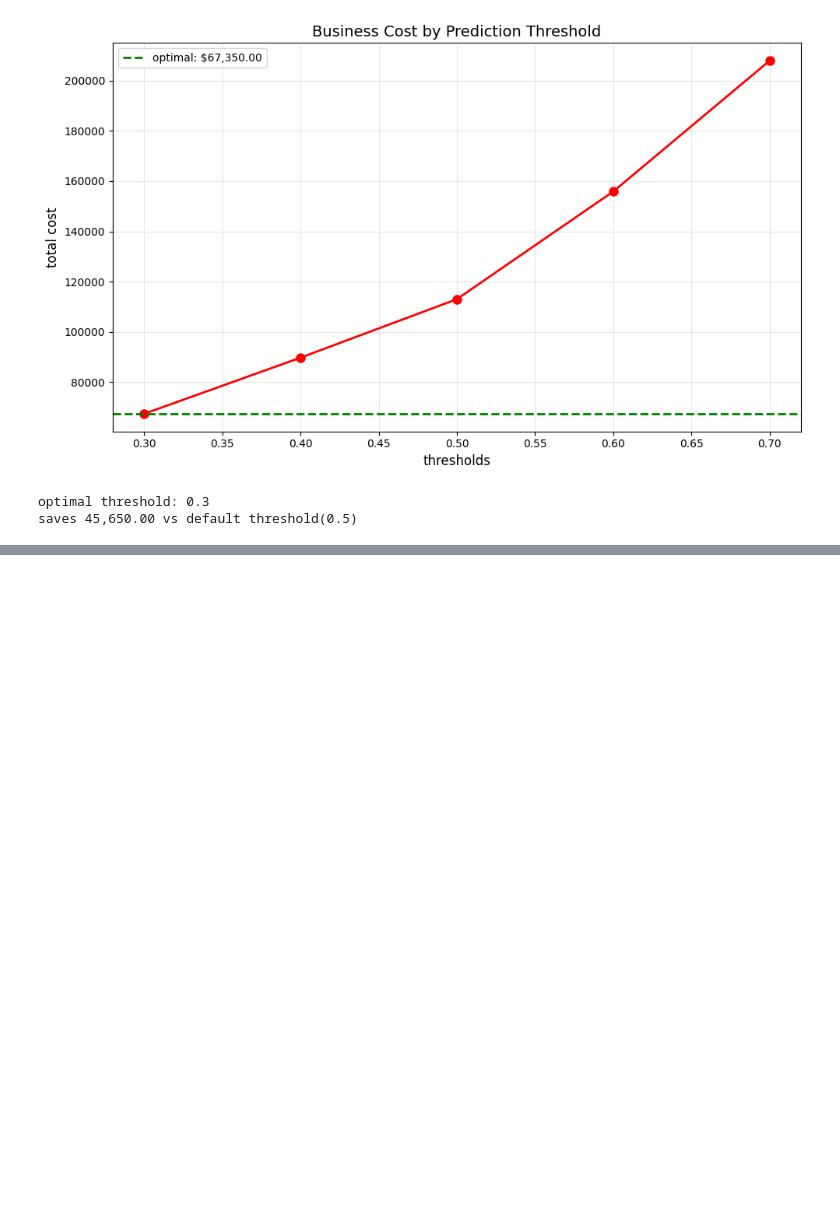
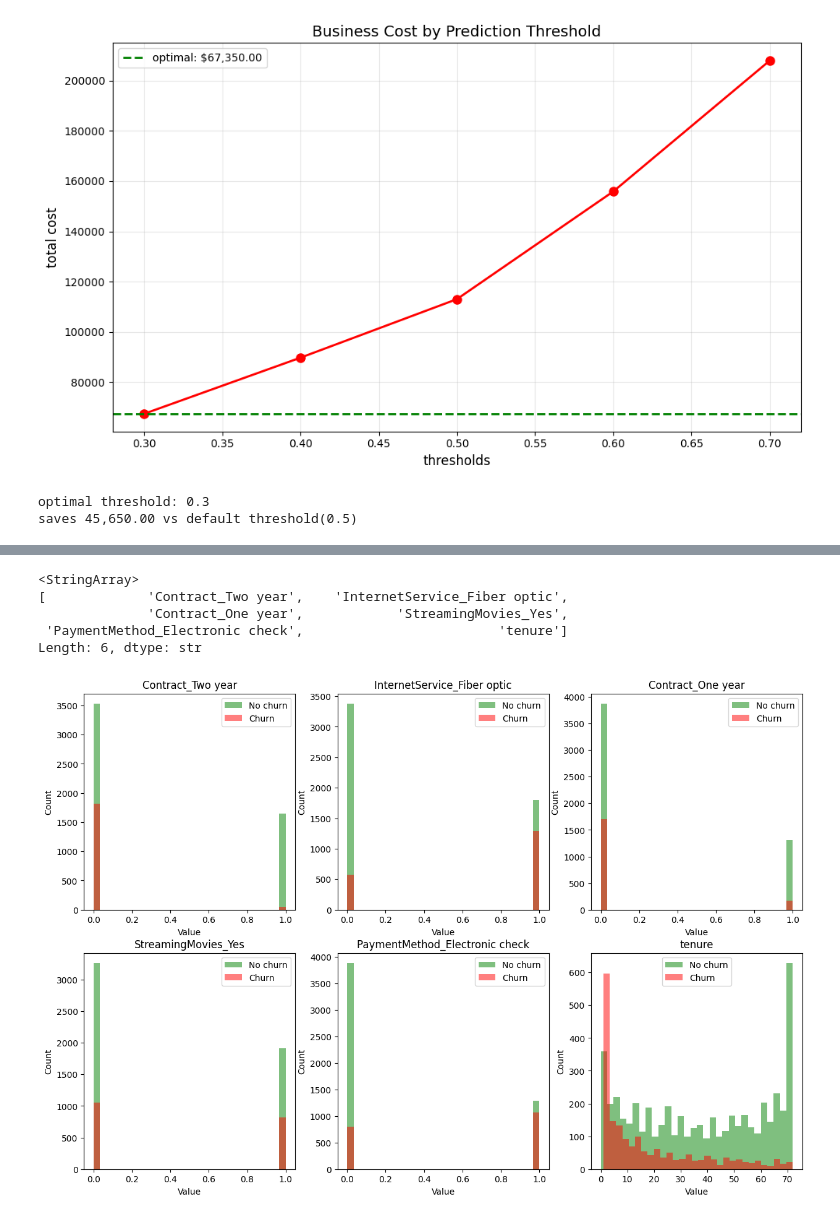
Before and after one commit to Dereger325/churn-data-prediction, a Jupyter notebook: churn_analysis.ipynb, the cells around one changed output, grey strips where cells are left out. Cells and saved outputs as stored; diff of their text form; code cells hidden in the pictures; blank space fills up the shorter version.

```diff
--- a/churn_analysis.ipynb
+++ b/churn_analysis.ipynb
@@ -509,0 +549,26 @@ saves 45,650.00 vs default threshold(0.5)
+# %%
+# Take top 5 features and see how they differ between churners and non-churners
+top_features = feature_importance['feature'].head(6).values
+print(top_features)
+fig,axes = plt.subplots(2,3,figsize = (15,10))
+axes = axes.ravel()
+for i,feature in enumerate(top_features):
+    if i < 6:# Only plot first 6
+        # Separate churners from non-churners
+        churn_yes = churn_data[churn_data['Churn']==1][feature].astype(int)
+        churn_no = churn_data[churn_data['Churn']==0][feature].astype(int)
+
+
+        axes[i].hist(churn_no,bins = 30,alpha = 0.5,label = 'No churn',color = 'green')
+        axes[i].hist(churn_yes,bins = 30,alpha = 0.5,label = 'Churn',color = 'red')
+        axes[i].set_title(feature)
+        axes[i].legend()
+        axes[i].set_xlabel('Value')
+        axes[i].set_ylabel('Count')
+# %% [output]
+<StringArray>
+[             'Contract_Two year',    'InternetService_Fiber optic',
+              'Contract_One year',            'StreamingMovies_Yes',
+ 'PaymentMethod_Electronic check',                         'tenure']
+Length: 6, dtype: str
+[figure, added]
```
Also changed, not shown: parts of 3 cells of this notebook.
